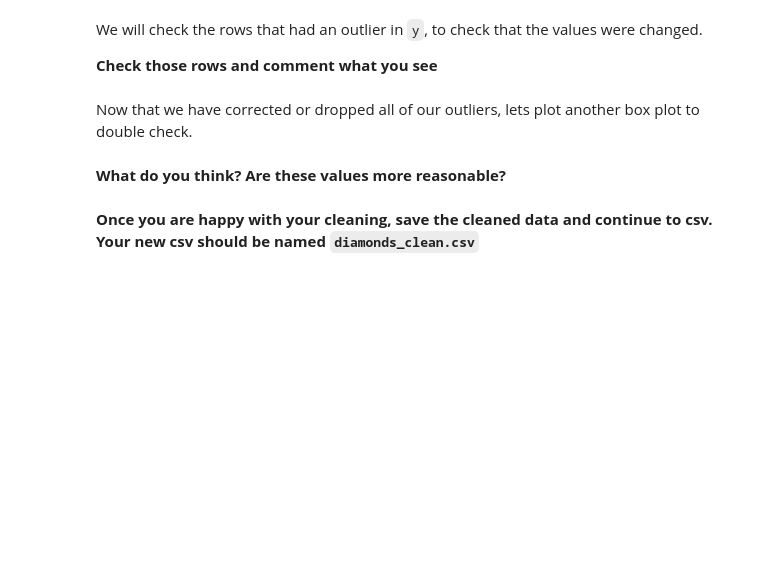
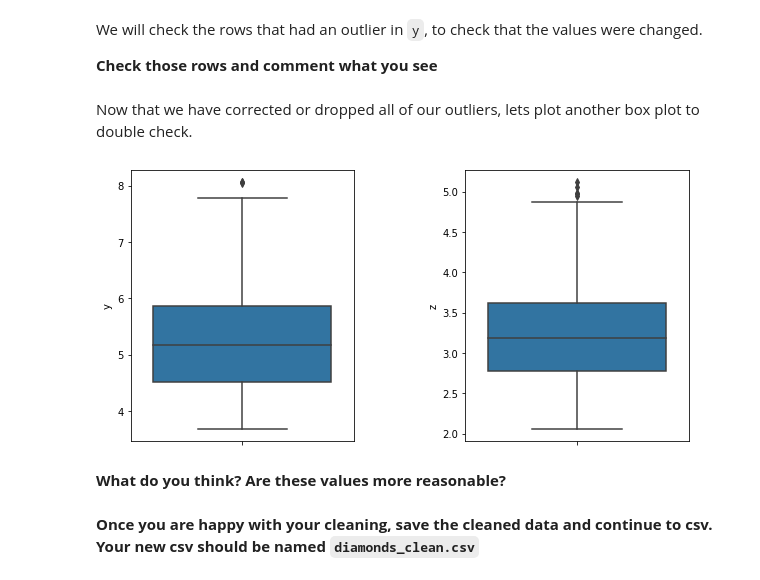
Before and after one commit to ta-data-lis/M2-mini-project1, a Jupyter notebook: 1.-Data Cleaning.ipynb, the cells around one changed output. Cells and saved outputs as stored; diff of their text form; code cells hidden in the pictures; blank space fills up the shorter version.

```diff
--- a/1.-Data Cleaning.ipynb
+++ b/1.-Data Cleaning.ipynb
@@ -168,0 +346,4 @@ Now we can see that all the values are within an acceptable range, but we have 2
+# %%
+#your code here
+diamonds75 = diamonds75[(diamonds75.y<=10) & (diamonds75.z<=6)]
+diamonds75.describe()
@@ -199,9 +392,11 @@ Now that we have corrected or dropped all of our outliers, lets plot another box
 # %%
 #Run this code
 fig, ax = plt.subplots(1,2, figsize=(10, 5))
-sns.boxplot(y=diamonds.y, ax=ax[0])
-sns.boxplot(y=diamonds.z, ax=ax[1])
+sns.boxplot(y=diamonds75.y, ax=ax[0])
+sns.boxplot(y=diamonds75.z, ax=ax[1])
 plt.subplots_adjust(wspace=0.5)
+# %% [output]
+[figure, added]
 # %% [markdown]
 **What do you think? Are these values more reasonable?**
 # %%
```
Also changed, not shown: parts of 35 cells of this notebook, 2 other files.
